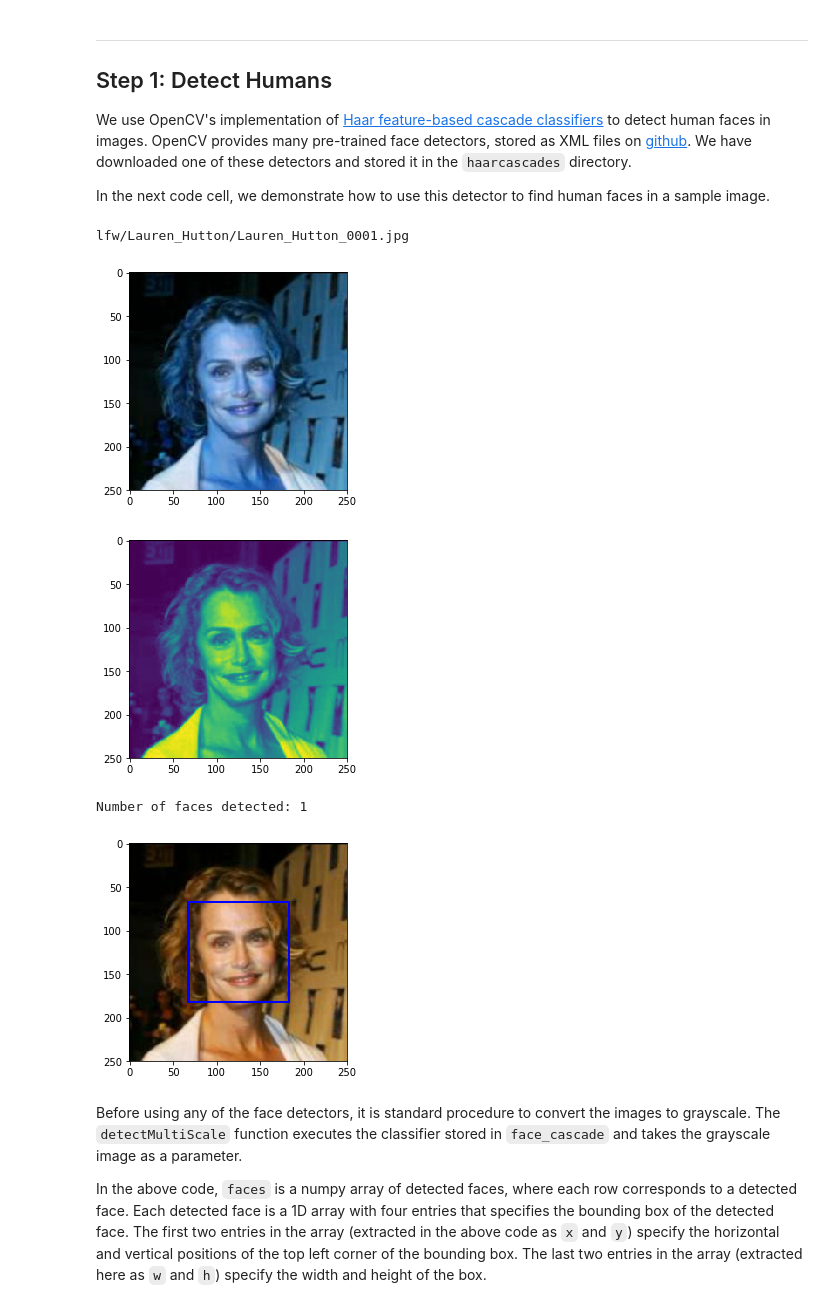
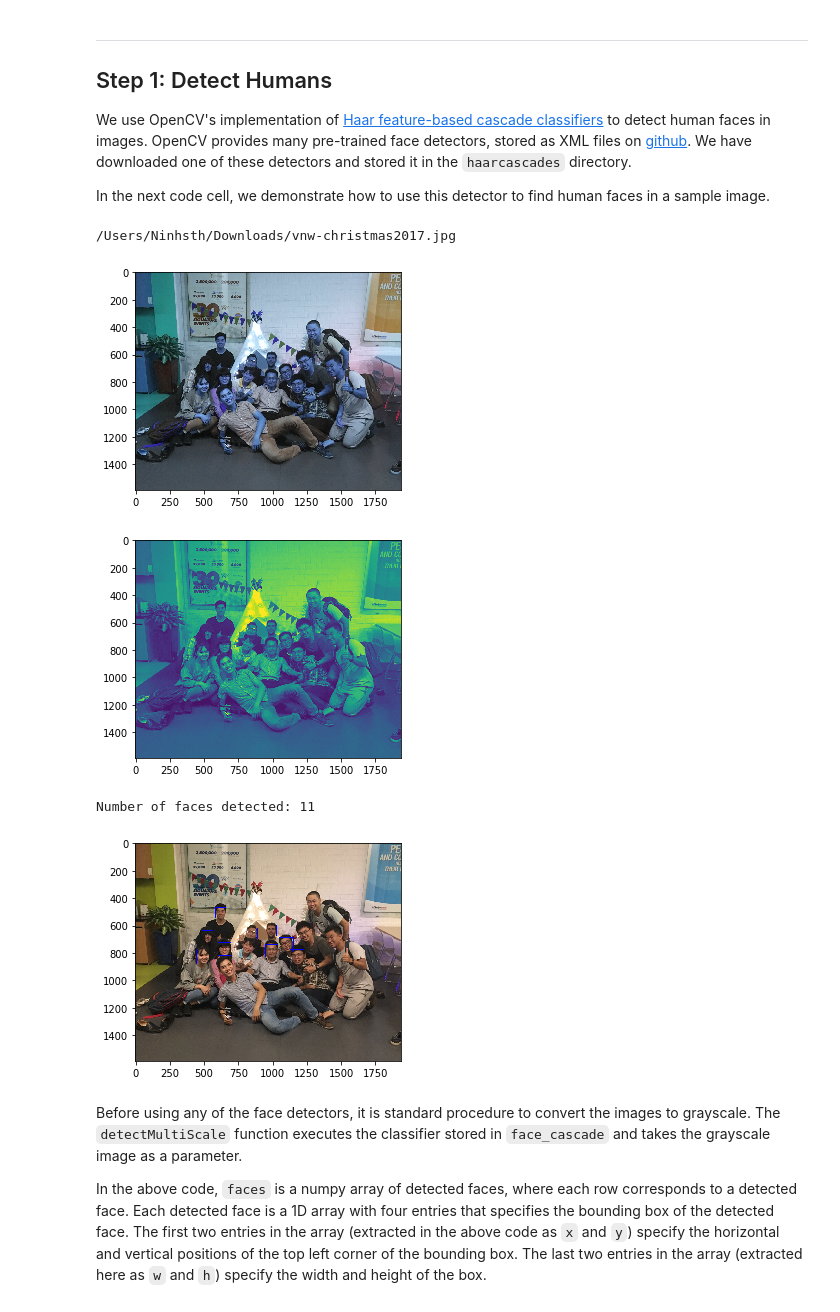
Before and after one commit to arecavn/dog-project, a Jupyter notebook: dog_app.ipynb, the cells around one changed output. Drawn from its saved outputs; the diff is of its cells as text; code cells hidden in the pictures.

```diff
--- a/dog_app.ipynb
+++ b/dog_app.ipynb
@@ -145,41 +152,42 @@ import matplotlib.pyplot as plt
 
 # extract pre-trained face detector
 face_cascade = cv2.CascadeClassifier('haarcascades/haarcascade_frontalface_alt.xml')
 
-print(human_files[3])
+# img_path = human_files[3]
+img_path = "/Users/Ninhsth/Downloads/vnw-christmas2017.jpg"
+print(img_path)
 # load color (BGR) image
-img = cv2.imread(human_files[3])
-# img=cv2.imread("/Users/Ninhsth/Downloads/vnw-christmas2017.jpg")
+img = cv2.imread(img_path)
 plt.imshow(img)
 plt.show()
 # convert BGR image to grayscale
 gray = cv2.cvtColor(img, cv2.COLOR_BGR2GRAY)
 plt.imshow(gray)
 plt.show()
 
 # find faces in image
 faces = face_cascade.detectMultiScale(gray)
 
 # print number of faces detected in the image
 print('Number of faces detected:', len(faces))
 
 # get bounding box for each detected face
 for (x,y,w,h) in faces:
     # add bounding box to color image
     cv2.rectangle(img,(x,y),(x+w,y+h),(255,0,0),2)
 
 # convert BGR image to RGB for plotting
 cv_rgb = cv2.cvtColor(img, cv2.COLOR_BGR2RGB)
 
 # display the image, along with bounding box
 plt.imshow(cv_rgb)
 plt.show()
 # %% [output]
-lfw/Lauren_Hutton/Lauren_Hutton_0001.jpg
+/Users/Ninhsth/Downloads/vnw-christmas2017.jpg
-[figure, old version]
+[figure, new version]
-[figure, old version]
+[figure, new version]
-Number of faces detected: 1
+Number of faces detected: 11
-[figure, old version]
+[figure, new version]
 # %% [markdown]
 Before using any of the face detectors, it is standard procedure to convert the images to grayscale.  The `detectMultiScale` function executes the classifier stored in `face_cascade` and takes the grayscale image as a parameter.
 
```
Also changed, not shown: parts of 32 cells of this notebook, 1 other file.
